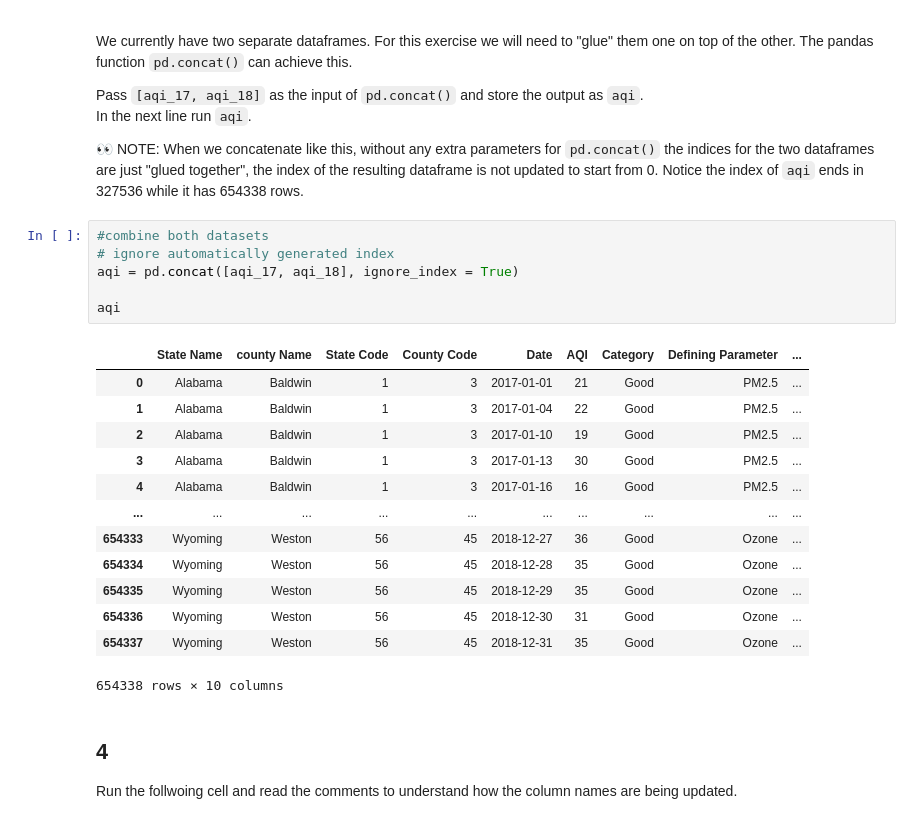
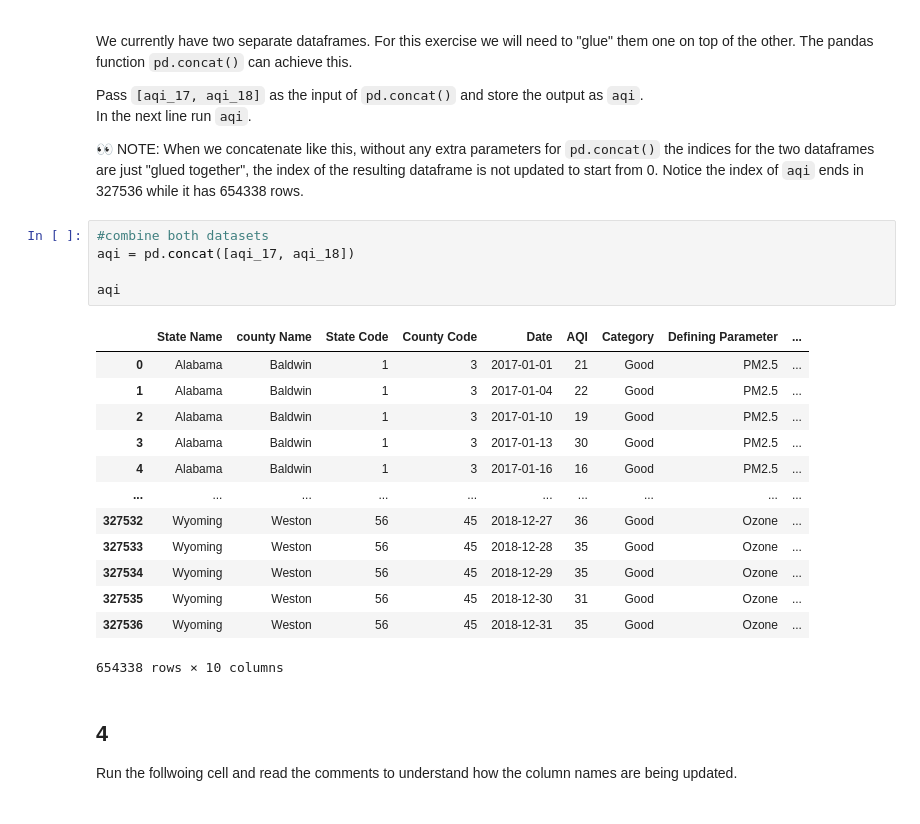
Before and after one commit to kristinaglass/eds220-hwk-2, a Jupyter notebook: hwk2-task2-aqi.ipynb, the cells around one changed output. Saved outputs shown, nothing was run; the diff lists cells and outputs as text.

```diff
--- a/hwk2-task2-aqi.ipynb
+++ b/hwk2-task2-aqi.ipynb
@@ -84,23 +145,22 @@ In the next line run `aqi`.
 👀 NOTE: When we concatenate like this, without any extra parameters for `pd.concat()` the indices for the two dataframes are just "glued together", the index of the resulting dataframe is not updated to start from 0. Notice the index of `aqi` ends in 327536 while it has 654338 rows.
 # %%
 #combine both datasets
-# ignore automatically generated index
-aqi = pd.concat([aqi_17, aqi_18], ignore_index = True)
+aqi = pd.concat([aqi_17, aqi_18])
 
 aqi
 # %% [output]
 |  | State Name | county Name | State Code | County Code | Date | AQI | Category | Defining Parameter | ... |
 | 0 | Alabama | Baldwin | 1 | 3 | 2017-01-01 | 21 | Good | PM2.5 | ... |
 | 1 | Alabama | Baldwin | 1 | 3 | 2017-01-04 | 22 | Good | PM2.5 | ... |
 | 2 | Alabama | Baldwin | 1 | 3 | 2017-01-10 | 19 | Good | PM2.5 | ... |
 | 3 | Alabama | Baldwin | 1 | 3 | 2017-01-13 | 30 | Good | PM2.5 | ... |
 | 4 | Alabama | Baldwin | 1 | 3 | 2017-01-16 | 16 | Good | PM2.5 | ... |
 | ... | ... | ... | ... | ... | ... | ... | ... | ... | ... |
-| 654333 | Wyoming | Weston | 56 | 45 | 2018-12-27 | 36 | Good | Ozone | ... |
-| 654334 | Wyoming | Weston | 56 | 45 | 2018-12-28 | 35 | Good | Ozone | ... |
-| 654335 | Wyoming | Weston | 56 | 45 | 2018-12-29 | 35 | Good | Ozone | ... |
-| 654336 | Wyoming | Weston | 56 | 45 | 2018-12-30 | 31 | Good | Ozone | ... |
-| 654337 | Wyoming | Weston | 56 | 45 | 2018-12-31 | 35 | Good | Ozone | ... |
+| 327532 | Wyoming | Weston | 56 | 45 | 2018-12-27 | 36 | Good | Ozone | ... |
+| 327533 | Wyoming | Weston | 56 | 45 | 2018-12-28 | 35 | Good | Ozone | ... |
+| 327534 | Wyoming | Weston | 56 | 45 | 2018-12-29 | 35 | Good | Ozone | ... |
+| 327535 | Wyoming | Weston | 56 | 45 | 2018-12-30 | 31 | Good | Ozone | ... |
+| 327536 | Wyoming | Weston | 56 | 45 | 2018-12-31 | 35 | Good | Ozone | ... |
 654338 rows × 10 columns
 # %% [markdown]
 ## 4
```
Also changed, not shown: parts of 6 cells of this notebook, 1 other file.
